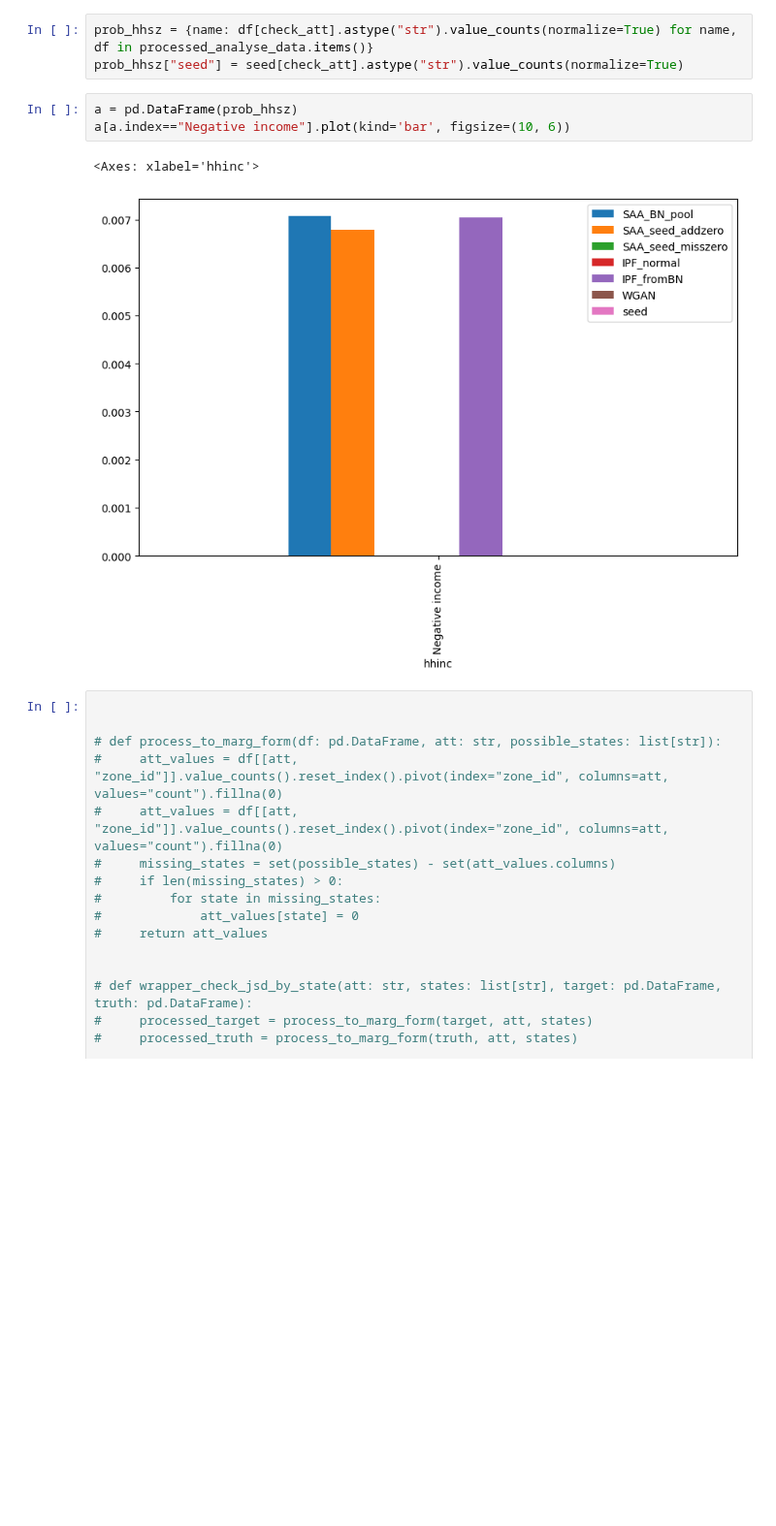
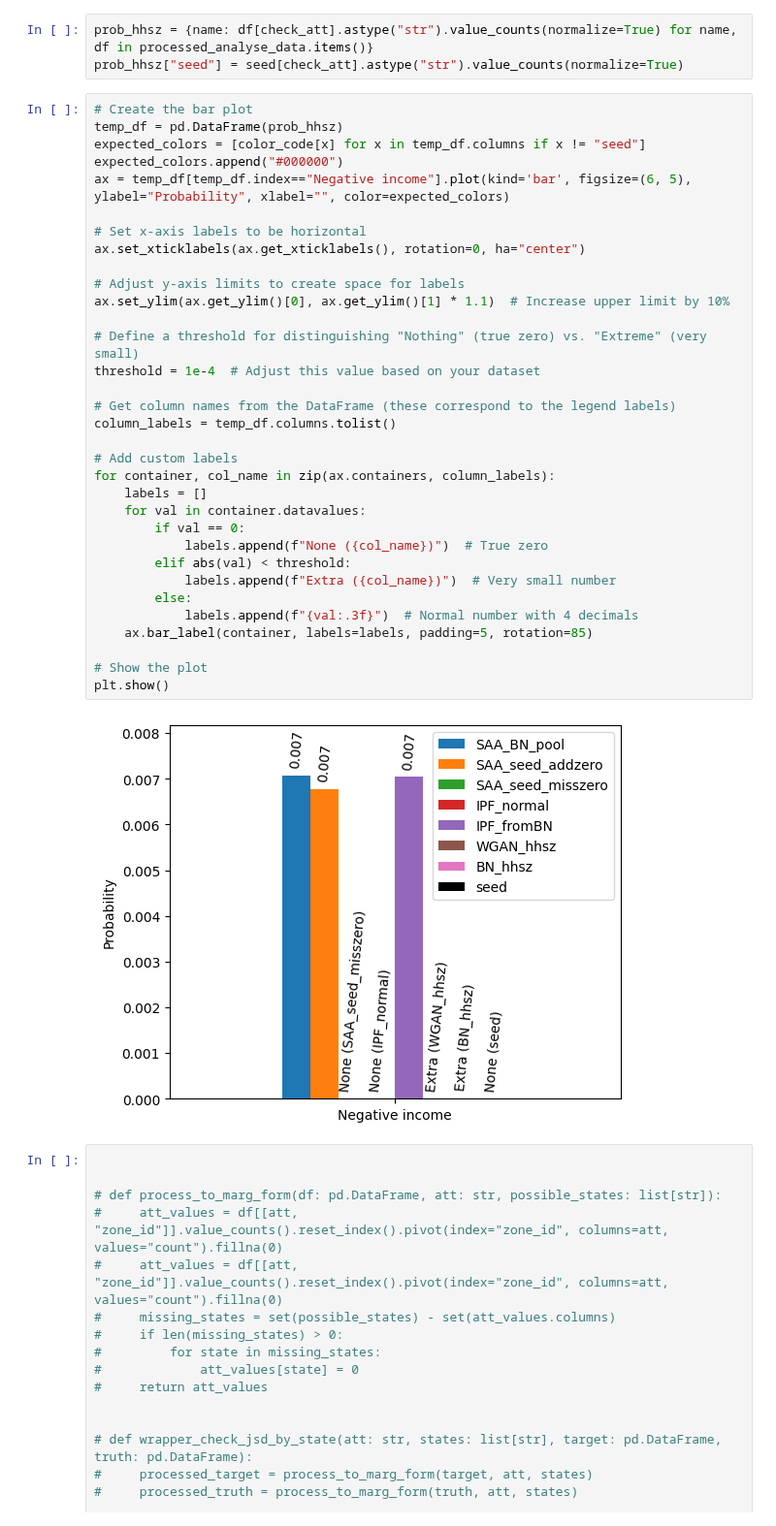
Before and after one commit to bobkatla/PopSyn_Monash, a Jupyter notebook: PopSynthesis/Analyse/compare_seed.ipynb, the cells around one changed output. Shown at 97% size. Saved outputs shown, nothing was run; the diff lists cells and outputs as text; blank space fills up the shorter version.

```diff
--- a/PopSynthesis/Analyse/compare_seed.ipynb
+++ b/PopSynthesis/Analyse/compare_seed.ipynb
@@ -94,12 +106,41 @@ possible_states = [x[1] for x in census.columns if x[0] == check_att]
 # %%
 prob_hhsz = {name: df[check_att].astype("str").value_counts(normalize=True) for name, df in processed_analyse_data.items()}
 prob_hhsz["seed"] = seed[check_att].astype("str").value_counts(normalize=True)
-# %%
-a = pd.DataFrame(prob_hhsz)
-a[a.index=="Negative income"].plot(kind='bar', figsize=(10, 6))
-# %% [output]
-<Axes: xlabel='hhinc'>
-[figure, removed]
+# %%
+# Create the bar plot
+temp_df = pd.DataFrame(prob_hhsz)
+expected_colors = [color_code[x] for x in temp_df.columns if x != "seed"]
+expected_colors.append("#000000")
+ax = temp_df[temp_df.index=="Negative income"].plot(kind='bar', figsize=(6, 5), ylabel="Probability", xlabel="", color=expected_colors)
+
+# Set x-axis labels to be horizontal
+ax.set_xticklabels(ax.get_xticklabels(), rotation=0, ha="center")
+
+# Adjust y-axis limits to create space for labels
+ax.set_ylim(ax.get_ylim()[0], ax.get_ylim()[1] * 1.1)  # Increase upper limit by 10%
+
+# Define a threshold for distinguishing "Nothing" (true zero) vs. "Extreme" (very small)
+threshold = 1e-4  # Adjust this value based on your dataset
+
+# Get column names from the DataFrame (these correspond to the legend labels)
+column_labels = temp_df.columns.tolist()
+
+# Add custom labels
+for container, col_name in zip(ax.containers, column_labels):
+    labels = []
+    for val in container.datavalues:
+        if val == 0:
+            labels.append(f"None ({col_name})")  # True zero
+        elif abs(val) < threshold:
+            labels.append(f"Extra ({col_name})")  # Very small number
+        else:
+            labels.append(f"{val:.3f}")  # Normal number with 4 decimals
+    ax.bar_label(container, labels=labels, padding=5, rotation=85)
+
+# Show the plot
+plt.show()
+# %% [output]
+[figure, added]
 # %%
 
 
```
Also changed, not shown: parts of 5 cells of this notebook.
